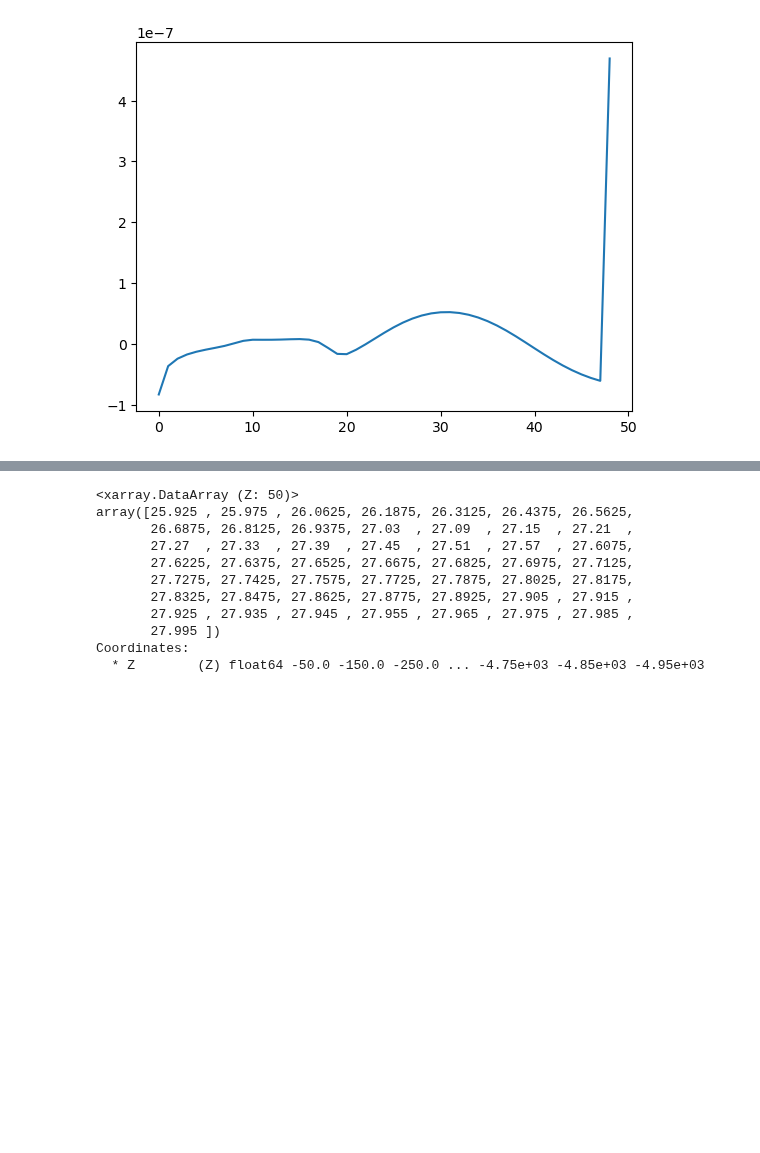
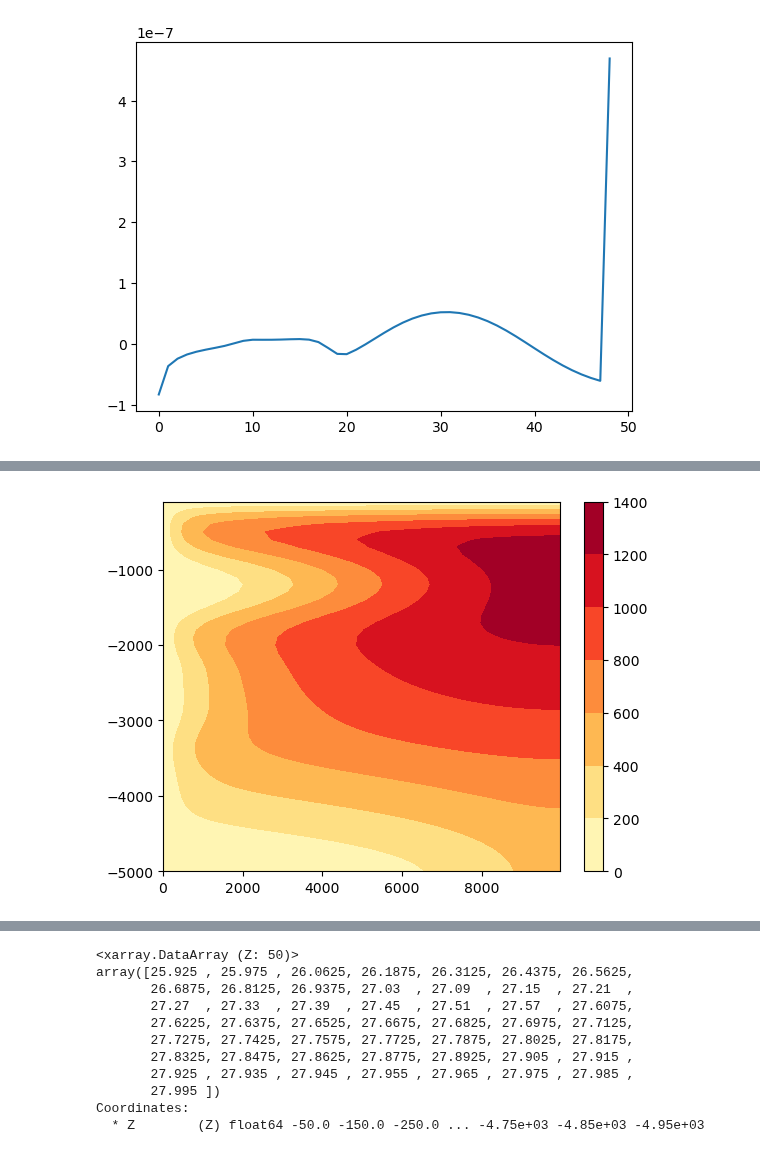
Before and after one commit to anthony-meza/test_age_framework, a Jupyter notebook: advection_diffusion_example.ipynb, the cells around one changed output, grey strips where cells are left out. Saved outputs shown, nothing was run; the diff lists cells and outputs as text; code cells hidden in the pictures; blank space fills up the shorter version.

Commit message:
Update advection_diffusion_example.ipynb
Able to simulate age, but find the magnitude of velocity inferred from zonal mean is quite different from the magnitude of the local velocity for both v and w

```diff
--- a/advection_diffusion_example.ipynb
+++ b/advection_diffusion_example.ipynb
@@ -224,0 +211,18 @@ array([[-7.88804653e-04, -1.10394419e-03, -1.30954186e-03, ...,
+# %%
+w_basin_grid[-1,-2]
+v_basin_grid[-1,-1]
+print(v_basin_grid[-1,-1]*dz)
+print(w_basin_grid[-1,-2]*dy*1000)
+advy_1[1:,:]=np.where(v_basin_grid[1:,:]<0, v_basin_grid[1:,:],0)
+advy_2=np.where(v_basin_grid>0, v_basin_grid,0)
+#advy=v_basin_grid*tracer_yface
+advy=advy_1+advy_2
+advy=advy
+advy=np.vstack((advy,np.zeros([1,Nz])))
+advz_1=np.where(w_basin_grid>0,w_basin_grid,0)
+advz_2[:,:-1]=np.where(w_basin_grid[:,:-1]<0,w_basin_grid[:,:-1],0)
+advz=advz_1+advz_2
+advz=advz
+
+divy=(-advy[2:,1:]+advy[1:-1,1:])/dy/1000
+divz=-(-advz[1:,:-1]+advz[1:,1:])/dz
@@ -266,0 +318,62 @@ tracer=tracer[:,]
+# %%
+#dt=86400*10#s
+#T=31104000*300#00#31104000*5000 #years->second
+dt=86400*10
+T=31104000*5000
+Nt=T//dt
+kiso=500#-500#m2/s
+#kv=kv0
+#kdia=0
+tracer=np.zeros([Nbasin,Nz])
+#tracer[0,:]=np.linspace(0,400*31104000,Nz)
+tracer_source=np.ones([Nbasin,Nz])
+tracer_yface=np.zeros([Nbasin,Nz])
+tracer_zface=np.zeros([Nbasin,Nz])
+grad_y=np.zeros([Nbasin,Nz])
+grad_z=np.zeros([Nbasin,Nz])
+advy_1=np.zeros([Nbasin,Nz])
+advy_2=np.zeros([Nbasin,Nz])
+advz_1=np.zeros([Nbasin,Nz])
+advz_2=np.zeros([Nbasin,Nz])
+##write a 2D solver here
+
+
+for it in range(0,Nt):
+    #advection
+    tracer_yface[1:,:]=(tracer[:-1,:]+tracer[1:,:])/2
+    tracer_zface[:,:-1]=(tracer[:,:-1]+tracer[:,1:])/2 #w grid is on the lower Z surface
+
+    advy_1[1:,:]=np.where(v_basin_grid[1:,:]<0, tracer[:-1,:]*v_basin_grid[1:,:],0)
+    advy_2=np.where(v_basin_grid>0, tracer*v_basin_grid,0)
+    #advy=v_basin_grid*tracer_yface
+    advy=advy_1+advy_2
+    advy=advy #on southern grid face
+    advz_1=np.where(w_basin_grid>0,tracer*w_basin_grid,0)
+    advz_2[:,:-1]=np.where(w_basin_grid[:,:-1]<0,tracer[:,1:]*w_basin_grid[:,:-1],0)
+    advz=advz_1+advz_2
+    advz=advz #on lower grid face
+    #advz=advz*
+    #advz=w_basin_grid*tracer_zface
+
+    #advy=advy/1000
+    #advz=advz*1000000
+    #diffusion
+    grad_y[1:,:]=(tracer[1:,:]-tracer[:-1,:])/dy/1000
+    grad_z[:,:-1]=-(tracer[:,1:]-tracer[:,:-1])/dz #w grid is on the lower Z surface
+
+    diffy=-kiso*grad_y
+    diffz=-kdia*grad_z
+
+    fluxy=advy+diffy
+    #fluxy=fluxy
+    fluxz=advz+diffz
+
+    fluxy=np.vstack((fluxy,np.zeros([1,Nz])))
+    #fluxz=np.hstack((np.ones([Nbasin,1]),fluxz))
+    tracer[1:,1:]=tracer[1:,1:]+dt*((-fluxy[2:,1:]+fluxy[1:-1,1:])/dy/1000+(-fluxz[1:,:-1]+fluxz[1:,1:])/dz+tracer_source[1:,1:])
+
+plt.contourf(ybasin,Zl,tracer.T/31104000,cmap=plt.cm.YlOrRd)
+plt.colorbar()
+#print(tracer[0:4,:])
+#print(diffy[0:4,:])
+# %% [output]
@@ -266,0 +381 @@ tracer=tracer[:,]
+[figure, added]
```
Also changed, not shown: parts of 26 cells of this notebook.
